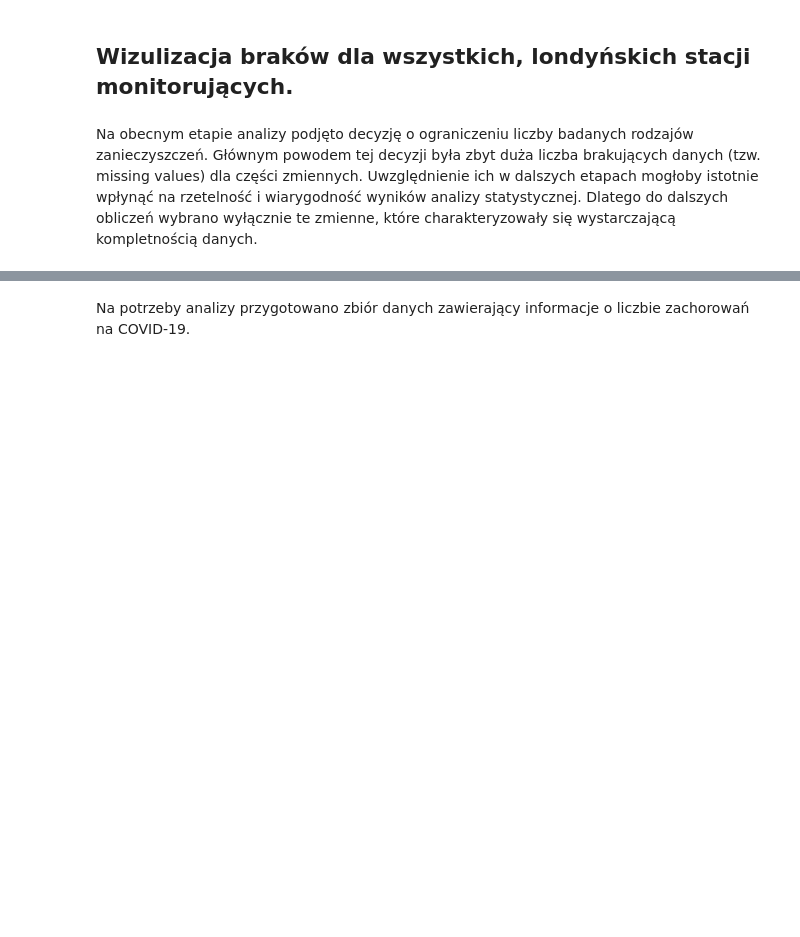
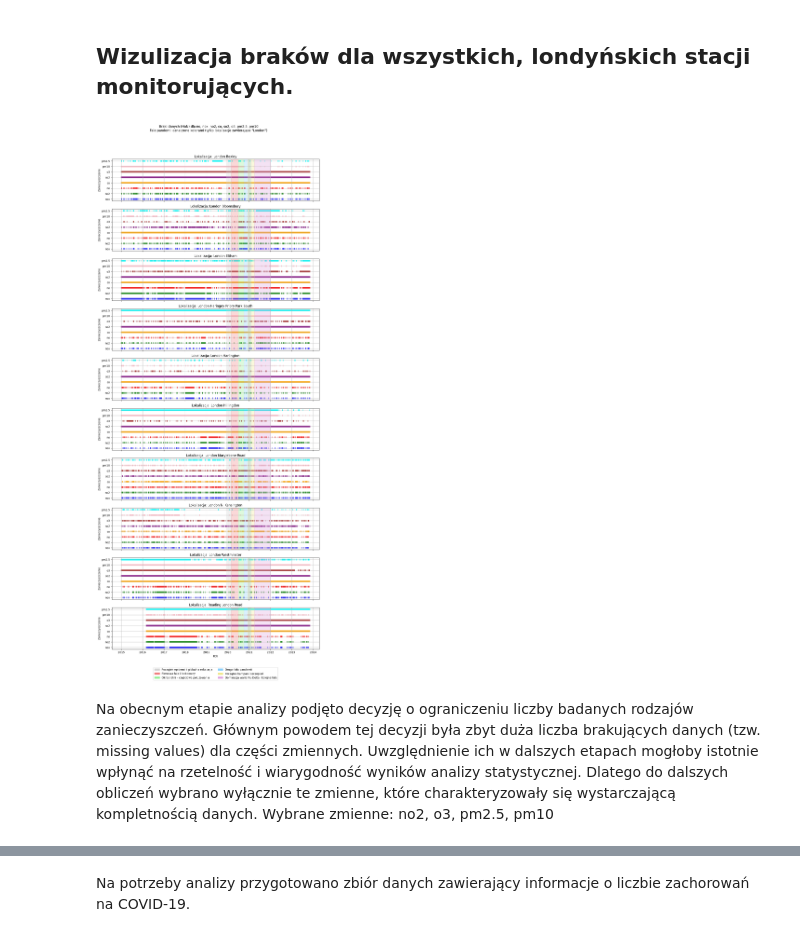
Before and after one commit to rk404/SAD, a Jupyter notebook: SAD_Zadanie_semestr_I.ipynb, the cells around one changed output, grey strips where cells are left out. Drawn from its saved outputs; the diff is of its cells as text; code cells hidden in the pictures; blank space fills up the shorter version.

```diff
--- a/SAD_Zadanie_semestr_I.ipynb
+++ b/SAD_Zadanie_semestr_I.ipynb
@@ -86,9 +144,7 @@ print(df_air_London[df_air_London['site'].str.contains('London', na=False)].isna
 # %% [markdown]
 ## Wizulizacja braków dla wszystkich, londyńskich stacji monitorujących.
 # %%
-import matplotlib.pyplot as plt
-import matplotlib.patches as mpatches
-import pandas as pd
+
 # Lista unikalnych lokalizacji z brakami danych
 sites = df_air_London['site'].unique()
 n = len(sites)
@@ -117,35 +173,37 @@ for ax, site in zip(axes, sites):
     co_nan = df_site['co'].isna()
     so2_nan = df_site['so2'].isna()
     o3_nan = df_site['o3'].isna()
     pm10_nan = df_site['pm10'].isna()
     pm25_nan = df_site['pm2.5'].isna()
 
     ax.scatter(dates[nox_nan], ['nox']*nox_nan.sum(), color='blue', label='nox NaN', marker='|')
     ax.scatter(dates[no2_nan], ['no2']*no2_nan.sum(), color='green', label='no2 NaN', marker='|')
     ax.scatter(dates[no_nan], ['no']*no_nan.sum(), color='red', label='no NaN', marker='|')
     ax.scatter(dates[co_nan], ['co']*co_nan.sum(), color='orange', label='co NaN', marker='|')
     ax.scatter(dates[so2_nan], ['so2']*so2_nan.sum(), color='purple', label='so2 NaN', marker='|')
     ax.scatter(dates[o3_nan], ['o3']*o3_nan.sum(), color='brown', label='o3 NaN', marker='|')
     ax.scatter(dates[pm10_nan], ['pm10']*pm10_nan.sum(), color='pink', label='pm10 NaN', marker='|')
     ax.scatter(dates[pm25_nan], ['pm2.5']*pm25_nan.sum(), color='cyan', label='pm2.5 NaN', marker='|')
 
     # Dodanie zakresów pandemicznych jako tła
     for phase, start, end, color in pandemic_phases:
         ax.axvspan(pd.to_datetime(start), pd.to_datetime(end), color=color, alpha=0.3)
 
     ax.set_ylabel('Zanieczyszczenie')
     ax.set_title(f'Lokalizacja: {site}')
     ax.grid(True)
 
 # Dodanie legendy pandemicznych faz pod wykresami
 legend_patches = [mpatches.Patch(color=color, label=phase) for phase, _, _, color in pandemic_phases]
 plt.legend(handles=legend_patches, loc='upper center', bbox_to_anchor=(0.5, -0.4), ncol=2)
 
 plt.xlabel('Rok')
-plt.suptitle('Braki danych (NaN) dla no, nox, no2, co, so2, o3\nFale pandemii oznaczone kolorami (tylko lokalizacje zawierające "London")')
+plt.suptitle('Braki danych (NaN) dla no, nox, no2, co, so2, o3, pm2.5, pm10\nFale pandemii oznaczone kolorami (tylko lokalizacje zawierające "London")')
 plt.tight_layout(rect=[0, 0, 1, 0.95])
 plt.show()
+# %% [output]
+[figure, added]
 # %% [markdown]
-Na obecnym etapie analizy podjęto decyzję o ograniczeniu liczby badanych rodzajów zanieczyszczeń. Głównym powodem tej decyzji była zbyt duża liczba brakujących danych (tzw. missing values) dla części zmiennych. Uwzględnienie ich w dalszych etapach mogłoby istotnie wpłynąć na rzetelność i wiarygodność wyników analizy statystycznej. Dlatego do dalszych obliczeń wybrano wyłącznie te zmienne, które charakteryzowały się wystarczającą kompletnością danych.
+Na obecnym etapie analizy podjęto decyzję o ograniczeniu liczby badanych rodzajów zanieczyszczeń. Głównym powodem tej decyzji była zbyt duża liczba brakujących danych (tzw. missing values) dla części zmiennych. Uwzględnienie ich w dalszych etapach mogłoby istotnie wpłynąć na rzetelność i wiarygodność wyników analizy statystycznej. Dlatego do dalszych obliczeń wybrano wyłącznie te zmienne, które charakteryzowały się wystarczającą kompletnością danych. Wybrane zmienne: no2, o3, pm2.5, pm10
 # %%
 #usuwnie kolumn z ramki danych df_air_London
```
Also changed, not shown: parts of 13 cells of this notebook, 1 other file.
